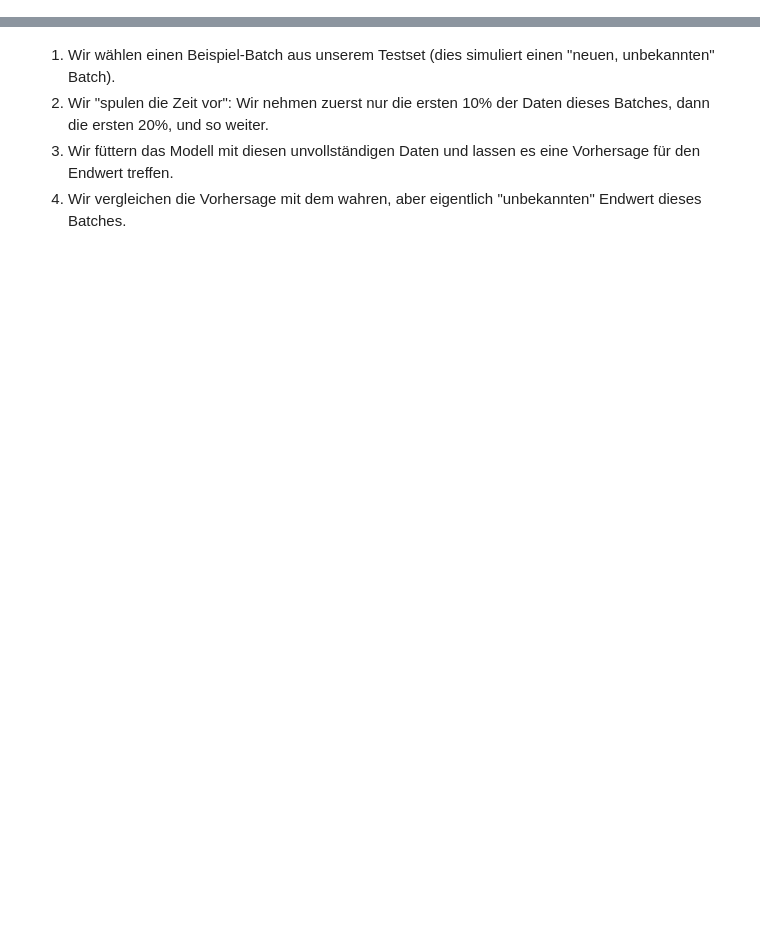
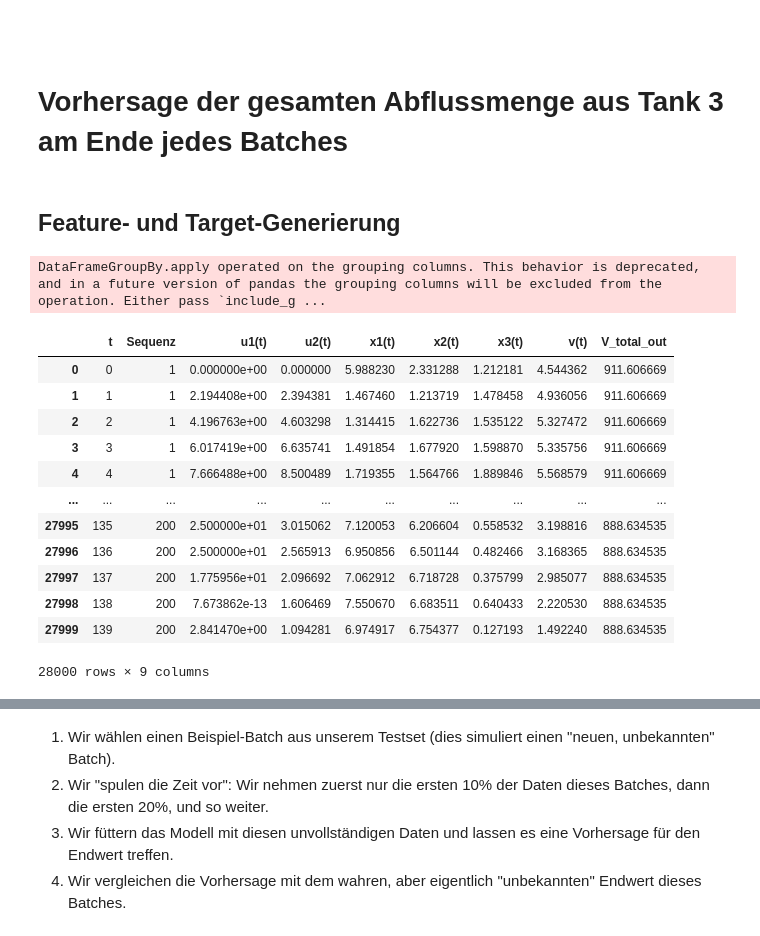
Before and after one commit to Wladi-S/ML_Prozess, a Jupyter notebook: 3_tank.ipynb, the cells around one changed output, grey strips where cells are left out. Saved outputs shown, nothing was run; the diff lists cells and outputs as text; code cells hidden in the pictures; blank space fills up the shorter version.

```diff
--- a/3_tank.ipynb
+++ b/3_tank.ipynb
@@ -43,9 +43,40 @@ res
 28000 rows × 8 columns
 # %%
 px.line(res, x="t", y="v(t)", color="Sequenz", title="Füllstand v(t) über die Zeit")
+# %% [markdown]
+<br>
+# %% [markdown]
+# Vorhersage der gesamten Abflussmenge aus Tank 3 am Ende jedes Batches
+# %% [markdown]
+## Feature- und Target-Generierung
 # %%
-# QV-ENGINEERING
+# Annahme: Zeitabstand zwischen den Messungen in t ist konstant und beträgt delta_t (z.B. 1 Sekunde)
+delta_t = 1
 
-res["V_total_out"] = res.groupby("Sequenz")["v(t)"].transform("sum")
+def abflussmenge_pro_batch(grp):
+    # Integral (Summe) von v(t) * delta_t für jede Sequenz
+    return (grp["v(t)"]*delta_t).sum()
+
+# Neue Zielvariable erzeugen: gesamte Abflussmenge pro Batch (jedem Zeitschritt der Batch-Sequenz zuordnen)
+abfluss_dict = res.groupby("Sequenz").apply(abflussmenge_pro_batch).to_dict()
+res["V_total_out"] = res["Sequenz"].map(abfluss_dict)
+# %% [output]
+DataFrameGroupBy.apply operated on the grouping columns. This behavior is deprecated, and in a future version of pandas the grouping columns will be excluded from the operation. Either pass `include_g ...
+# %%
+res
+# %% [output]
+|  | t | Sequenz | u1(t) | u2(t) | x1(t) | x2(t) | x3(t) | v(t) | V_total_out |
+| 0 | 0 | 1 | 0.000000e+00 | 0.000000 | 5.988230 | 2.331288 | 1.212181 | 4.544362 | 911.606669 |
+| 1 | 1 | 1 | 2.194408e+00 | 2.394381 | 1.467460 | 1.213719 | 1.478458 | 4.936056 | 911.606669 |
+| 2 | 2 | 1 | 4.196763e+00 | 4.603298 | 1.314415 | 1.622736 | 1.535122 | 5.327472 | 911.606669 |
+| 3 | 3 | 1 | 6.017419e+00 | 6.635741 | 1.491854 | 1.677920 | 1.598870 | 5.335756 | 911.606669 |
+| 4 | 4 | 1 | 7.666488e+00 | 8.500489 | 1.719355 | 1.564766 | 1.889846 | 5.568579 | 911.606669 |
+| ... | ... | ... | ... | ... | ... | ... | ... | ... | ... |
+| 27995 | 135 | 200 | 2.500000e+01 | 3.015062 | 7.120053 | 6.206604 | 0.558532 | 3.198816 | 888.634535 |
+| 27996 | 136 | 200 | 2.500000e+01 | 2.565913 | 6.950856 | 6.501144 | 0.482466 | 3.168365 | 888.634535 |
+| 27997 | 137 | 200 | 1.775956e+01 | 2.096692 | 7.062912 | 6.718728 | 0.375799 | 2.985077 | 888.634535 |
+| 27998 | 138 | 200 | 7.673862e-13 | 1.606469 | 7.550670 | 6.683511 | 0.640433 | 2.220530 | 888.634535 |
+| 27999 | 139 | 200 | 2.841470e+00 | 1.094281 | 6.974917 | 6.754377 | 0.127193 | 1.492240 | 888.634535 |
+28000 rows × 9 columns
 # %%
 # DATEN-PIPELINE
```
Also changed, not shown: parts of 29 cells of this notebook, 2 other files.
